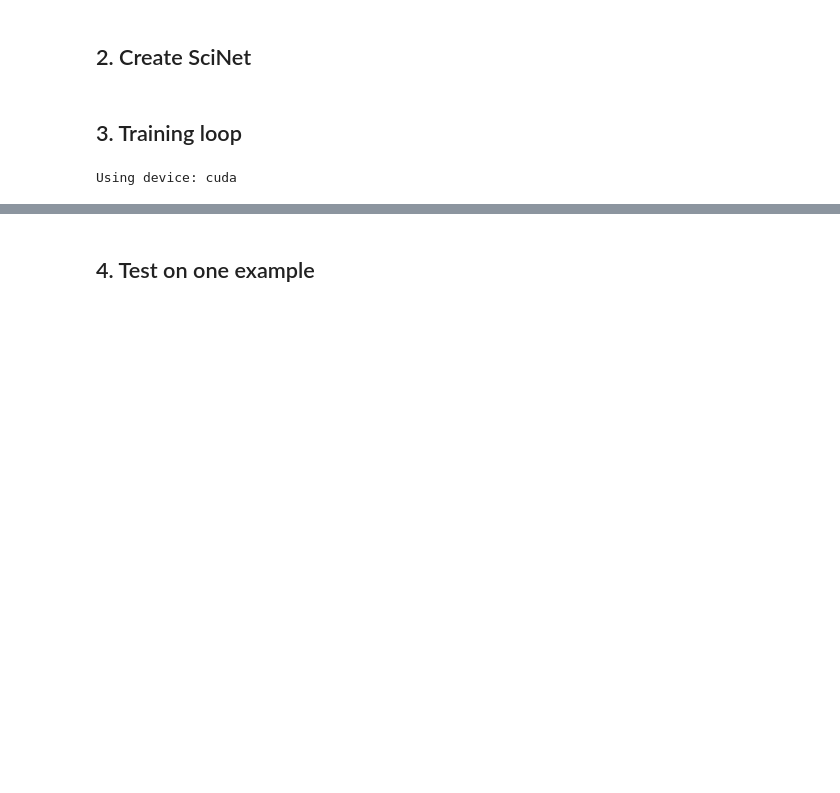
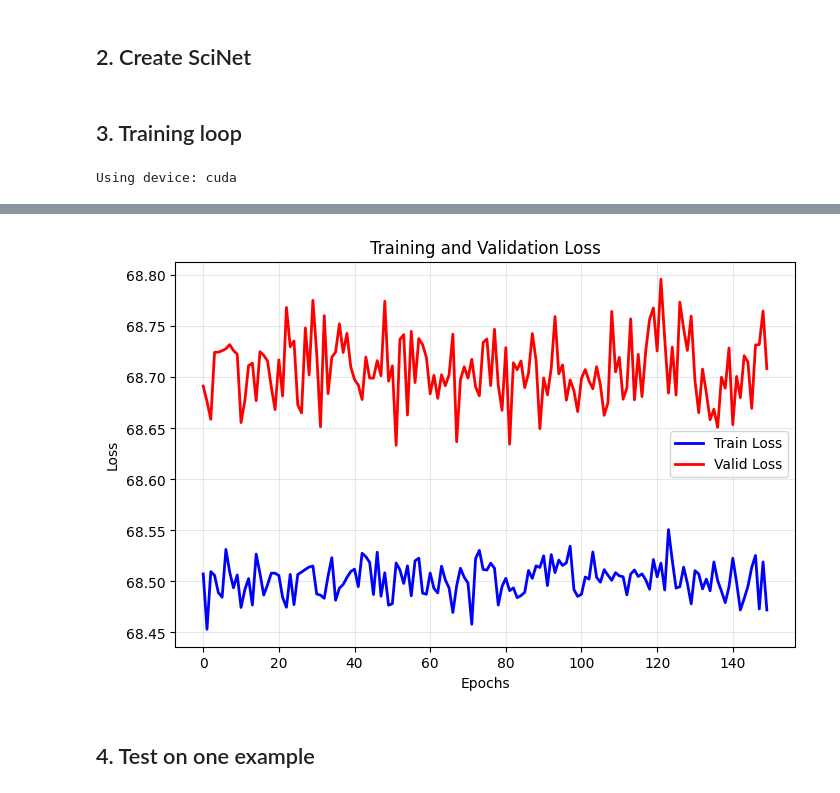
Before and after one commit to LouisBrusset/ITER-magnetics-diagnostic-analysis, a Jupyter notebook: notebooks/experiments/scinet_on_synthetic_pendulum.ipynb, the cells around one changed output, grey strips where cells are left out. Drawn from its saved outputs; the diff is of its cells as text; code cells hidden in the pictures; blank space fills up the shorter version.

```diff
--- a/notebooks/experiments/scinet_on_synthetic_pendulum.ipynb
+++ b/notebooks/experiments/scinet_on_synthetic_pendulum.ipynb
@@ -223,7 +223,7 @@ def scinet_loss(
 
 batch_size = 10
 input_size
-enc_hidden_sizes = [100, 100]
+enc_hidden_sizes = [500, 100]
 latent_size = 3
 question_size = 1
 dec_hidden_sizes = [100, 100]
@@ -238,9 +238,7 @@ a_corr = torch.randn((batch_size, output_size))
 beta = 2.0
 loss = scinet_loss(possible_answer, a_corr, mean, logvar, beta)
 
-assert loss.item() > 0
-assert isinstance(loss.item(), float)
-assert loss.dim() == 0
+assert loss.shape == ()
 # %% [markdown]
 ## 3. Training loop
 # %%
@@ -250,11 +248,11 @@ from magnetics_diagnostic_analysis.ml_tools.train_callbacks import EarlyStopping
 
 device = torch.device('cuda' if torch.cuda.is_available() else 'cpu')
 print(f"Using device: {device}")
-batch_size1 = len(train_dataset)
-batch_size2 = len(valid_dataset)
+batch_size1 = 512
+batch_size2 = 512
 
 m_input_size = 50
-m_enc_hidden_sizes = [100, 100]
+m_enc_hidden_sizes = [500, 100]
 m_latent_size = 3
 m_question_size = 1
 m_dec_hidden_sizes = [100, 100]
@@ -262,7 +260,7 @@ m_output_size = 1
 
 learning_rate = 1e-3
 num_epochs = 150
-kld_beta = 1.0
+kld_beta = 0.001
 es_patience = 10
 es_min_delta = 1e-4
 gc_max_grad_norm = 1.0
@@ -298,12 +296,13 @@ def train_scinet(
         model: nn.Module,
         optimizer: torch.optim.Optimizer,
         num_epochs: int = 150,
-        kld_beta: float = 1.0,
+        kld_beta: float = 0.001,
         early_stopper: EarlyStopping = None,
         gradient_clipper: GradientClipping = None,
         lr_scheduler: LRScheduling = None,
         device: torch.device = torch.device('cpu')
         ) -> None:
+
     torch.cuda.empty_cache()
     model.to(device)
     print("------training on {}-------\n".format(device))
@@ -323,7 +322,7 @@ def train_scinet(
             possible_answer, mean, logvar = model(observations, questions)
             loss = scinet_loss(possible_answer, a_corr, mean, logvar, beta=kld_beta)
             loss.backward()
-            if gradient_clipper:
+            if gradient_clipper is not None:
                 gradient_clipper.on_backward_end(model)
             optimizer.step()
 
@@ -349,14 +348,14 @@ def train_scinet(
 
         print(f"{f'{epoch+1}/{num_epochs}':<20}{train_loss:<15.6f}{valid_loss:<15.6f}")
 
-        if early_stopper:
+        if early_stopper is not None:
             if early_stopper.check_stop(valid_loss, model):
                 print(f"Early stopping at epoch {epoch + 1} with loss {valid_loss:.4f}")
                 print(f"Restoring best weights for model.")
                 early_stopper.restore_best_weights(model)
                 break
 
-        if lr_scheduler:
+        if lr_scheduler is not None:
             lr_scheduler.step(valid_loss)
 
         path = Path().absolute() / 'pendulum_scinet.pth'
@@ -405,8 +404,13 @@ def plot_history(history_train: list, history_valid: list) -> None:
     plt.ylabel('Loss')
     plt.legend()
     plt.grid(True, alpha=0.3)
-    path = Path(__file__).absolute().parent.parent.parent.parent / "results/figures/mscred/last_training_history.png"
-    plt.savefig(path)
+    #path = Path(__file__).absolute().parent.parent.parent.parent / "results/figures/mscred/last_training_history.png"
+    #plt.savefig(path)
+    plt.show()
     return None
+# %%
+plot_history(history['train_loss'], history['valid_loss'])
+# %% [output]
+[figure, added]
 # %% [markdown]
 ## 4. Test on one example
```
Also changed, not shown: parts of 8 cells of this notebook, 14 other files.
